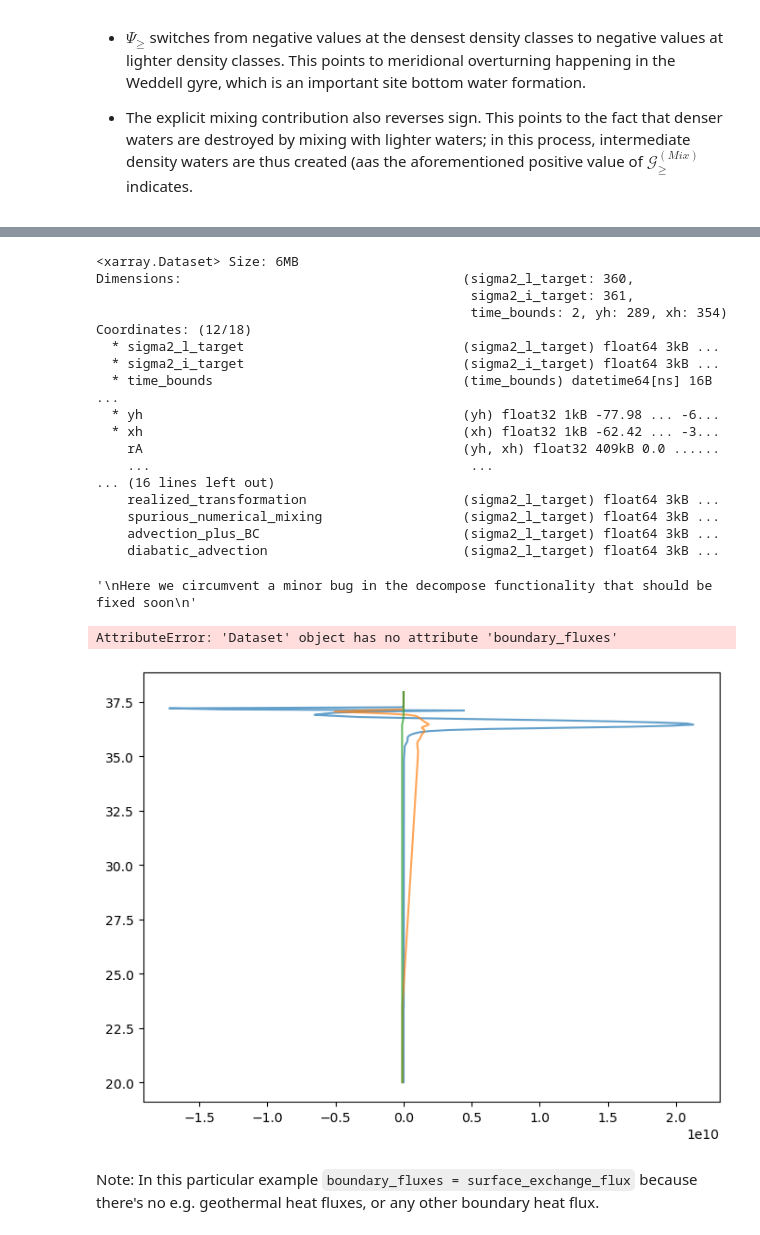
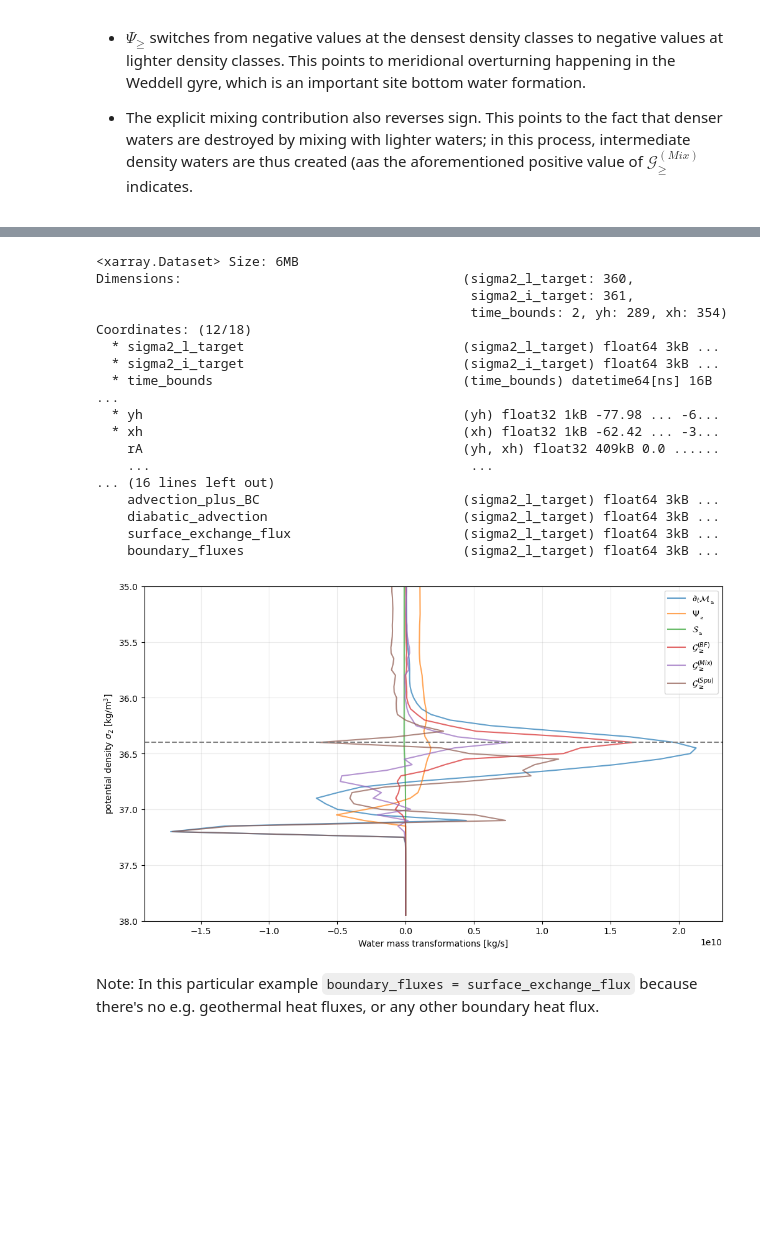
Before and after one commit to hdrake/xwmb_examples, a Jupyter notebook: examples/SOSE.ipynb, the cells around one changed output, grey strips where cells are left out. Drawn from its saved outputs; the diff is of its cells as text; code cells hidden in the pictures; blank space fills up the shorter version.

```diff
--- a/examples/SOSE.ipynb
+++ b/examples/SOSE.ipynb
@@ -342,60 +301,57 @@ with warnings.catch_warnings():
     wmb.mass_budget(lam, greater_than=True,bins=bins)
     wmt = wmb.wmt.squeeze()
     wmt.load()
-# %%
-wmt
-# %% [output]
-<xarray.Dataset> Size: 6MB
-Dimensions:                                    (sigma2_l_target: 360,
-                                                sigma2_i_target: 361,
-                                                time_bounds: 2, yh: 289, xh: 354)
-Coordinates: (12/18)
-  * sigma2_l_target                            (sigma2_l_target) float64 3kB ...
-  * sigma2_i_target                            (sigma2_i_target) float64 3kB ...
-  * time_bounds                                (time_bounds) datetime64[ns] 16B ...
-  * yh                                         (yh) float32 1kB -77.98 ... -6...
-  * xh                                         (xh) float32 1kB -62.42 ... -3...
-    rA                                         (yh, xh) float32 409kB 0.0 ......
-    ...                                         ...
-... (16 lines left out)
-    realized_transformation                    (sigma2_l_target) float64 3kB ...
-    spurious_numerical_mixing                  (sigma2_l_target) float64 3kB ...
-    advection_plus_BC                          (sigma2_l_target) float64 3kB ...
-    diabatic_advection                         (sigma2_l_target) float64 3kB ...
 # %%
 """
-Here we circumvent a minor bug in the decompose functionality that should be fixed soon
+Here we circumvent a minor bug in how xwmb interacts with the decompose functionality that should be fixed soon
 """
 
 # recompute surface_exchange_flux from the different terms
-#wmt["surface_exchange_flux"] = wmt.surface_exchange_flux_salt_flux + wmt.surface_exchange_flux_non_short_wave_heat + wmt.surface_exchange_flux_short_wave_heat
+wmt["surface_exchange_flux"] = wmt.surface_exchange_flux_salt_flux + wmt.surface_exchange_flux_non_short_wave_heat + wmt.surface_exchange_flux_short_wave_heat
 
 # boundary_fluxes is equal to surface_exchange_flux because there's no other boundary flux (there could be e.g. geothermal)
-#wmt["boundary_fluxes"] = wmt.surface_exchange_flux
+wmt["boundary_fluxes"] = wmt.surface_exchange_flux
-# %% [output]
-'\nHere we circumvent a minor bug in the decompose functionality that should be fixed soon\n'
+# %%
+wmt
+# %% [output]
+<xarray.Dataset> Size: 6MB
+Dimensions:                                    (sigma2_l_target: 360,
+                                                sigma2_i_target: 361,
+                                                time_bounds: 2, yh: 289, xh: 354)
+Coordinates: (12/18)
+  * sigma2_l_target                            (sigma2_l_target) float64 3kB ...
+  * sigma2_i_target                            (sigma2_i_target) float64 3kB ...
+  * time_bounds                                (time_bounds) datetime64[ns] 16B ...
+  * yh                                         (yh) float32 1kB -77.98 ... -6...
+  * xh                                         (xh) float32 1kB -62.42 ... -3...
+    rA                                         (yh, xh) float32 409kB 0.0 ......
+    ...                                         ...
+... (16 lines left out)
+    advection_plus_BC                          (sigma2_l_target) float64 3kB ...
+    diabatic_advection                         (sigma2_l_target) float64 3kB ...
+    surface_exchange_flux                      (sigma2_l_target) float64 3kB ...
+    boundary_fluxes                            (sigma2_l_target) float64 3kB ...
 # %%
 # We can check that the budget didn't change
 
-plt.figure(figsize=(8,6))
+plt.figure(figsize=(12,7))
 
 kwargs = {"alpha":0.7, "lw":1.5}
 
 plt.plot( wmt.mass_tendency,                wmt.sigma2_l_target, label=r"$\partial_{t} \mathcal{M}_{_{\geq}}$",**kwargs)
 plt.plot( wmt.convergent_mass_transport,    wmt.sigma2_l_target, label=r"$\Psi_{_{\geq}}$",                   **kwargs)
 plt.plot( wmt.mass_source,                  wmt.sigma2_l_target, label=r"$\mathcal{S}_{_{\geq}}$",            **kwargs)
 plt.plot( wmt.boundary_fluxes,              wmt.sigma2_l_target, label=r"$\mathcal{G}^{(BF)}_{\geq}$",      **kwargs)
 plt.plot( wmt.diffusion,                    wmt.sigma2_l_target, label=r"$\mathcal{G}^{(Mix)}_{\geq}$",     **kwargs)
 plt.plot( wmt.spurious_numerical_mixing,    wmt.sigma2_l_target, label=r"$\mathcal{G}^{(Spu)}_{\geq}$", **kwargs)
 plt.axhline(36.4, color="grey", linestyle="dashed")
 
 plt.legend(loc="upper right")
 plt.grid(True, alpha=0.25)
 plt.ylabel(r"potential density $\sigma_{2}$ [kg/m$^{3}$]");
 plt.xlabel("Water mass transformations [kg/s]")
 plt.ylim(38, 35);
 # %% [output]
-AttributeError: 'Dataset' object has no attribute 'boundary_fluxes'
-[figure, old version]
+[figure, new version]
 # %% [markdown]
 Note: In this particular example `boundary_fluxes = surface_exchange_flux` because there's no e.g. geothermal heat fluxes, or any other boundary heat flux.
```
Also changed, not shown: parts of 6 cells of this notebook, 3 other files.
